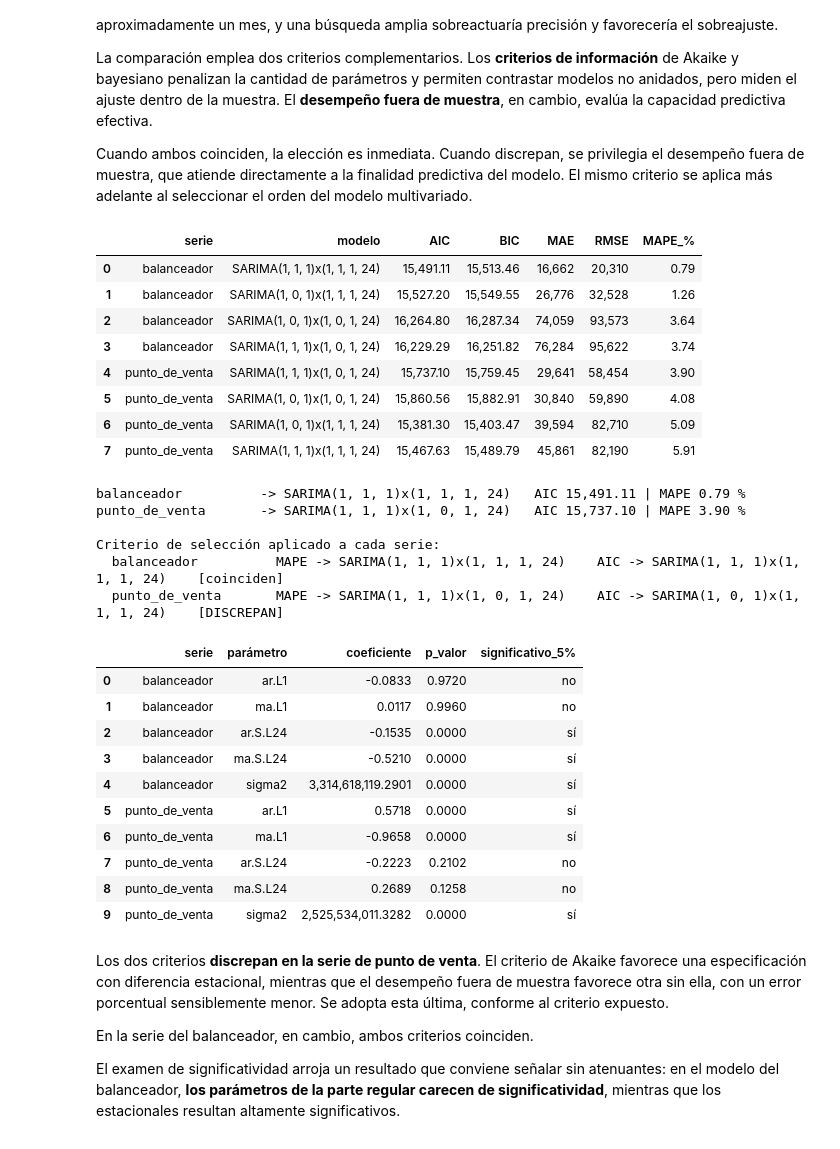
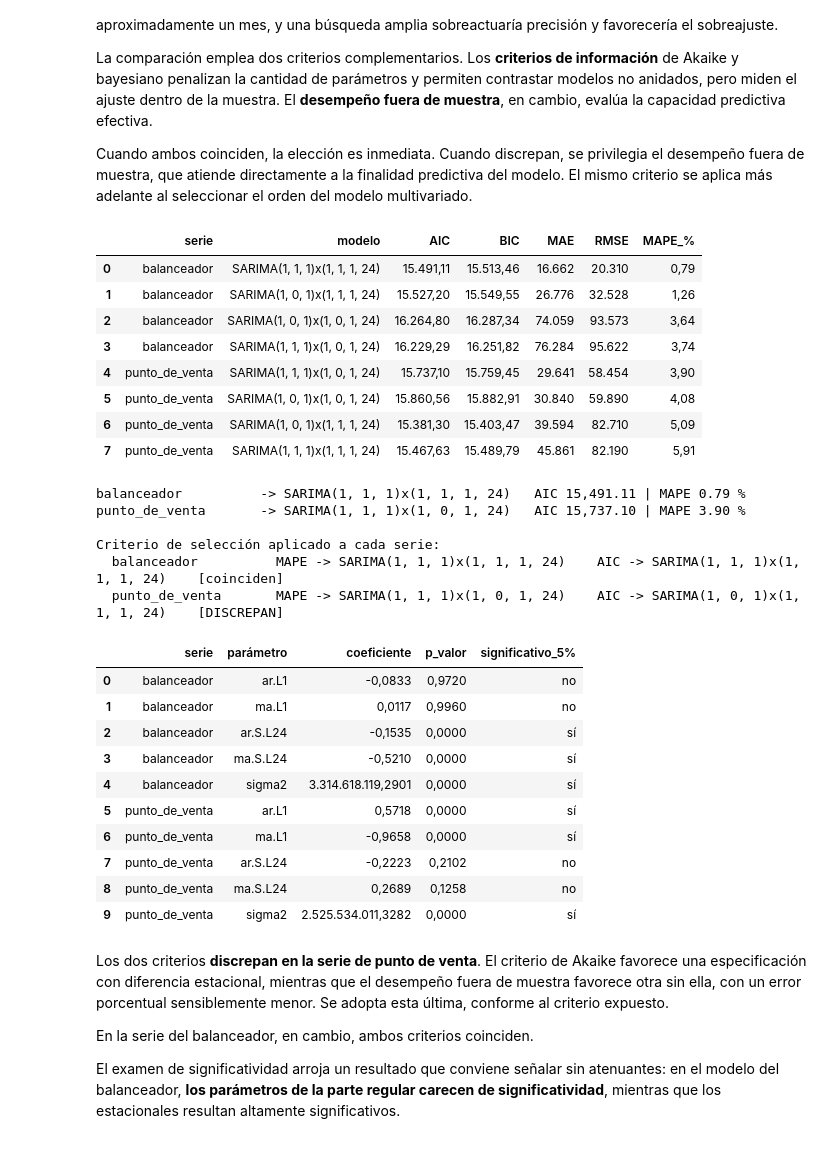
Before and after one commit to Juanma300102/mcd-ua-tsa, a Jupyter notebook: tp1_series_temporales.ipynb, the cells around one changed output. Saved outputs shown, nothing was run; the diff lists cells and outputs as text; code cells hidden in the pictures.

```diff
--- a/tp1_series_temporales.ipynb
+++ b/tp1_series_temporales.ipynb
@@ -61,6 +61,7 @@ import numpy as np
 import pandas as pd
 import seaborn as sns
 import statsmodels.api as sm
+import matplotlib.dates as mdates
 from matplotlib.ticker import FuncFormatter
 from pymavlink import mavutil
 from scipy import stats
@@ -74,13 +75,39 @@ from statsmodels.tsa.stattools import adfuller, kpss
 
 warnings.filterwarnings("ignore")
 sns.set_theme(style="whitegrid")
-pd.set_option("display.float_format", "{:,.3f}".format)
+
+
+def formato_es(valor, decimales=2):
+    """Formatea un numero con la convencion castellana: miles con punto, decimal con coma."""
+    if pd.isna(valor):
+        return ""
+    texto = f"{valor:,.{decimales}f}"
+    return texto.replace(",", "_").replace(".", ",").replace("_", ".")
+
+
+def formato_es_entero(valor):
+    """Variante sin decimales, para conteos."""
+    return formato_es(valor, decimales=0)
+
+
+pd.set_option("display.float_format", formato_es)
 
 # Escribir las figuras al directorio del informe. Desactivado de manera predeterminada.
 GUARDAR_FIGURAS = False
 DIR_FIGURAS = Path("informe/figuras")
 
-MILES = FuncFormatter(lambda x, pos: f"{x:,.0f}")
+MILES = FuncFormatter(lambda x, pos: formato_es_entero(x))
+
+
+def formatear_eje_temporal(eje):
+    """Distribuye las marcas de un eje de fechas y rota las etiquetas para que no se solapen."""
+    localizador = mdates.AutoDateLocator(minticks=4, maxticks=7)
+    eje.xaxis.set_major_locator(localizador)
+    eje.xaxis.set_major_formatter(mdates.ConciseDateFormatter(localizador))
+    eje.tick_params(axis="x", labelrotation=30)
+    for etiqueta in eje.get_xticklabels():
+        etiqueta.set_horizontalalignment("right")
+    return eje
 
 
 def autocorrelacion(serie, rezago):
@@ -298,6 +326,7 @@ for eje, serie in zip(ejes, [alb, pos]):
     eje.set_title(f"{serie.name}: solicitudes por hora")
     eje.yaxis.set_major_formatter(MILES)
     eje.set_xlabel("")
+    formatear_eje_temporal(eje)
 plt.tight_layout()
 guardar("consolidado_trafico_niveles")
 plt.show()
@@ -360,6 +389,7 @@ for fila, serie in enumerate([alb, pos]):
     for eje in ejes[fila]:
         eje.axhline(0, color="black", linewidth=0.7)
         eje.yaxis.set_major_formatter(MILES)
+        formatear_eje_temporal(eje)
 plt.tight_layout()
 guardar("consolidado_diferencias")
 plt.show()
@@ -577,42 +607,43 @@ def metricas(observado, estimado):
         "MAE": np.mean(np.abs(error)),
         "RMSE": np.sqrt(np.mean(error ** 2)),
         "MAPE_%": np.mean(np.abs(error / np.asarray(observado))) * 100,
     }
 
 
 resultados_sarima = []
 ajustes_sarima = {}
 
 for serie in [alb, pos]:
     entrenamiento = serie.iloc[:-HORIZONTE_TRAFICO]
     prueba = serie.iloc[-HORIZONTE_TRAFICO:]
     for orden, estacional in ORDENES_SARIMA:
         ajuste = SARIMAX(entrenamiento, order=orden, seasonal_order=estacional,
                          enforce_stationarity=False, enforce_invertibility=False).fit(disp=False)
         pronostico = ajuste.forecast(HORIZONTE_TRAFICO)
         fila = {"serie": serie.name,
                 "modelo": f"SARIMA{orden}x{estacional}",
                 "AIC": ajuste.aic, "BIC": ajuste.bic}
         fila.update(metricas(prueba.to_numpy(), pronostico.to_numpy()))
         resultados_sarima.append(fila)
         ajustes_sarima[(serie.name, str(orden), str(estacional))] = ajuste
 
 # Se ordena por desempeno fuera de muestra, con el criterio de Akaike como desempate.
 comparacion_sarima = (pd.DataFrame(resultados_sarima)
                       .sort_values(["serie", "MAPE_%", "AIC"])
                       .reset_index(drop=True))
 display(comparacion_sarima.style.format({
-    "AIC": "{:,.2f}", "BIC": "{:,.2f}", "MAE": "{:,.0f}", "RMSE": "{:,.0f}", "MAPE_%": "{:.2f}"}))
+    "AIC": formato_es, "BIC": formato_es,
+    "MAE": formato_es_entero, "RMSE": formato_es_entero, "MAPE_%": formato_es}))
 # %% [output]
 |  | serie | modelo | AIC | BIC | MAE | RMSE | MAPE_% |
-| 0 | balanceador | SARIMA(1, 1, 1)x(1, 1, 1, 24) | 15,491.11 | 15,513.46 | 16,662 | 20,310 | 0.79 |
-| 1 | balanceador | SARIMA(1, 0, 1)x(1, 1, 1, 24) | 15,527.20 | 15,549.55 | 26,776 | 32,528 | 1.26 |
-| 2 | balanceador | SARIMA(1, 0, 1)x(1, 0, 1, 24) | 16,264.80 | 16,287.34 | 74,059 | 93,573 | 3.64 |
-| 3 | balanceador | SARIMA(1, 1, 1)x(1, 0, 1, 24) | 16,229.29 | 16,251.82 | 76,284 | 95,622 | 3.74 |
-| 4 | punto_de_venta | SARIMA(1, 1, 1)x(1, 0, 1, 24) | 15,737.10 | 15,759.45 | 29,641 | 58,454 | 3.90 |
-| 5 | punto_de_venta | SARIMA(1, 0, 1)x(1, 0, 1, 24) | 15,860.56 | 15,882.91 | 30,840 | 59,890 | 4.08 |
-| 6 | punto_de_venta | SARIMA(1, 0, 1)x(1, 1, 1, 24) | 15,381.30 | 15,403.47 | 39,594 | 82,710 | 5.09 |
-| 7 | punto_de_venta | SARIMA(1, 1, 1)x(1, 1, 1, 24) | 15,467.63 | 15,489.79 | 45,861 | 82,190 | 5.91 |
+| 0 | balanceador | SARIMA(1, 1, 1)x(1, 1, 1, 24) | 15.491,11 | 15.513,46 | 16.662 | 20.310 | 0,79 |
+| 1 | balanceador | SARIMA(1, 0, 1)x(1, 1, 1, 24) | 15.527,20 | 15.549,55 | 26.776 | 32.528 | 1,26 |
+| 2 | balanceador | SARIMA(1, 0, 1)x(1, 0, 1, 24) | 16.264,80 | 16.287,34 | 74.059 | 93.573 | 3,64 |
+| 3 | balanceador | SARIMA(1, 1, 1)x(1, 0, 1, 24) | 16.229,29 | 16.251,82 | 76.284 | 95.622 | 3,74 |
+| 4 | punto_de_venta | SARIMA(1, 1, 1)x(1, 0, 1, 24) | 15.737,10 | 15.759,45 | 29.641 | 58.454 | 3,90 |
+| 5 | punto_de_venta | SARIMA(1, 0, 1)x(1, 0, 1, 24) | 15.860,56 | 15.882,91 | 30.840 | 59.890 | 4,08 |
+| 6 | punto_de_venta | SARIMA(1, 0, 1)x(1, 1, 1, 24) | 15.381,30 | 15.403,47 | 39.594 | 82.710 | 5,09 |
+| 7 | punto_de_venta | SARIMA(1, 1, 1)x(1, 1, 1, 24) | 15.467,63 | 15.489,79 | 45.861 | 82.190 | 5,91 |
 # %%
 seleccionados = {}
 for serie in [alb, pos]:
@@ -650,19 +681,20 @@ for nombre, ajuste in seleccionados.items():
             "significativo_5%": "sí" if ajuste.pvalues[parametro] < 0.05 else "no",
         })
 parametros_sarima = pd.DataFrame(filas)
-display(parametros_sarima.style.format({"coeficiente": "{:,.4f}", "p_valor": "{:.4f}"}))
+display(parametros_sarima.style.format({
+    "coeficiente": lambda v: formato_es(v, 4), "p_valor": lambda v: formato_es(v, 4)}))
 # %% [output]
 |  | serie | parámetro | coeficiente | p_valor | significativo_5% |
-| 0 | balanceador | ar.L1 | -0.0833 | 0.9720 | no |
-| 1 | balanceador | ma.L1 | 0.0117 | 0.9960 | no |
-| 2 | balanceador | ar.S.L24 | -0.1535 | 0.0000 | sí |
-| 3 | balanceador | ma.S.L24 | -0.5210 | 0.0000 | sí |
-| 4 | balanceador | sigma2 | 3,314,618,119.2901 | 0.0000 | sí |
-| 5 | punto_de_venta | ar.L1 | 0.5718 | 0.0000 | sí |
-| 6 | punto_de_venta | ma.L1 | -0.9658 | 0.0000 | sí |
-| 7 | punto_de_venta | ar.S.L24 | -0.2223 | 0.2102 | no |
-| 8 | punto_de_venta | ma.S.L24 | 0.2689 | 0.1258 | no |
-| 9 | punto_de_venta | sigma2 | 2,525,534,011.3282 | 0.0000 | sí |
+| 0 | balanceador | ar.L1 | -0,0833 | 0,9720 | no |
+| 1 | balanceador | ma.L1 | 0,0117 | 0,9960 | no |
+| 2 | balanceador | ar.S.L24 | -0,1535 | 0,0000 | sí |
+| 3 | balanceador | ma.S.L24 | -0,5210 | 0,0000 | sí |
+| 4 | balanceador | sigma2 | 3.314.618.119,2901 | 0,0000 | sí |
+| 5 | punto_de_venta | ar.L1 | 0,5718 | 0,0000 | sí |
+| 6 | punto_de_venta | ma.L1 | -0,9658 | 0,0000 | sí |
+| 7 | punto_de_venta | ar.S.L24 | -0,2223 | 0,2102 | no |
+| 8 | punto_de_venta | ma.S.L24 | 0,2689 | 0,1258 | no |
+| 9 | punto_de_venta | sigma2 | 2.525.534.011,3282 | 0,0000 | sí |
 # %% [markdown]
 Los dos criterios **discrepan en la serie de punto de venta**. El criterio de Akaike favorece una
 especificación con diferencia estacional, mientras que el desempeño fuera de muestra favorece otra sin ella,
```
Also changed, not shown: parts of 12 cells of this notebook, 15 other files.
